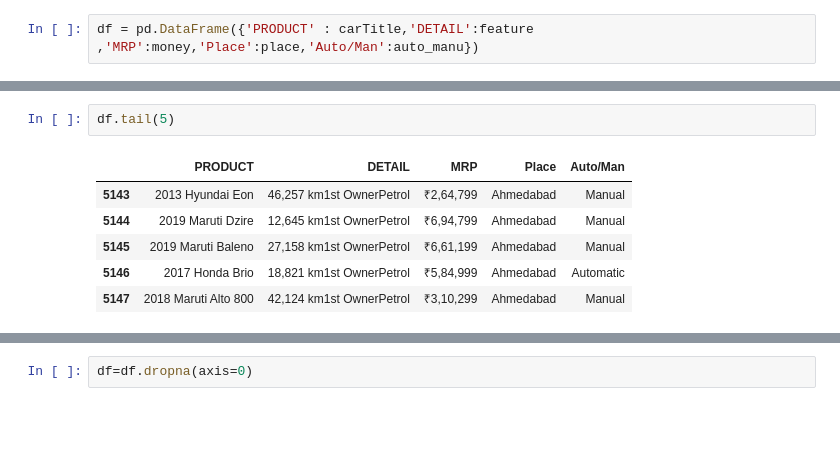
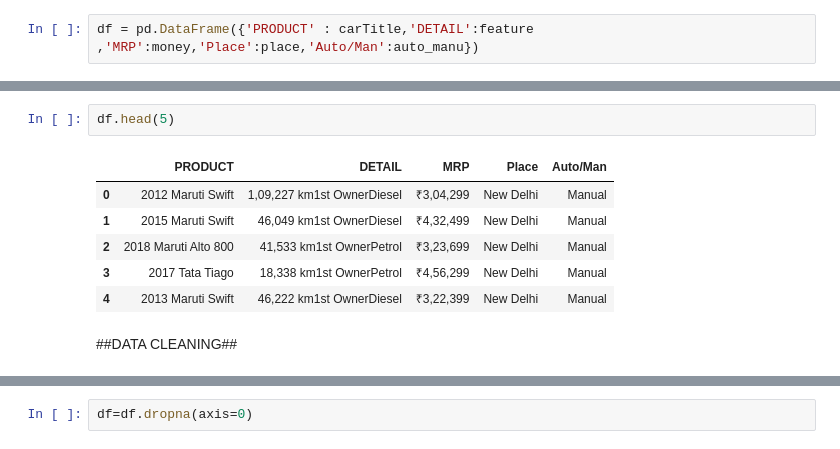
Before and after one commit to varunpanchal283/Major-Project, a Jupyter notebook: Car_Resale_Price_Prediction.ipynb, the cells around one changed output, grey strips where cells are left out. Saved outputs shown, nothing was run; the diff lists cells and outputs as text; blank space fills up the shorter version.

```diff
--- a/Car_Resale_Price_Prediction.ipynb
+++ b/Car_Resale_Price_Prediction.ipynb
@@ -173,12 +136,14 @@ memory usage: 201.2+ KB
 # %%
-df.tail(5)
+df.head(5)
 # %% [output]
 |  | PRODUCT | DETAIL | MRP | Place | Auto/Man |
-| 5143 | 2013 Hyundai Eon | 46,257 km1st OwnerPetrol | ₹2,64,799 | Ahmedabad | Manual |
-| 5144 | 2019 Maruti Dzire | 12,645 km1st OwnerPetrol | ₹6,94,799 | Ahmedabad | Manual |
-| 5145 | 2019 Maruti Baleno | 27,158 km1st OwnerPetrol | ₹6,61,199 | Ahmedabad | Manual |
-| 5146 | 2017 Honda Brio | 18,821 km1st OwnerPetrol | ₹5,84,999 | Ahmedabad | Automatic |
-| 5147 | 2018 Maruti Alto 800 | 42,124 km1st OwnerPetrol | ₹3,10,299 | Ahmedabad | Manual |
+| 0 | 2012 Maruti Swift | 1,09,227 km1st OwnerDiesel | ₹3,04,299 | New Delhi | Manual |
+| 1 | 2015 Maruti Swift | 46,049 km1st OwnerDiesel | ₹4,32,499 | New Delhi | Manual |
+| 2 | 2018 Maruti Alto 800 | 41,533 km1st OwnerPetrol | ₹3,23,699 | New Delhi | Manual |
+| 3 | 2017 Tata Tiago | 18,338 km1st OwnerPetrol | ₹4,56,299 | New Delhi | Manual |
+| 4 | 2013 Maruti Swift | 46,222 km1st OwnerDiesel | ₹3,22,399 | New Delhi | Manual |
+# %% [markdown]
+##DATA CLEANING##
 # %%
 df.isnull().sum()
 # %% [output]
```
Also changed, not shown: parts of 46 cells of this notebook.
